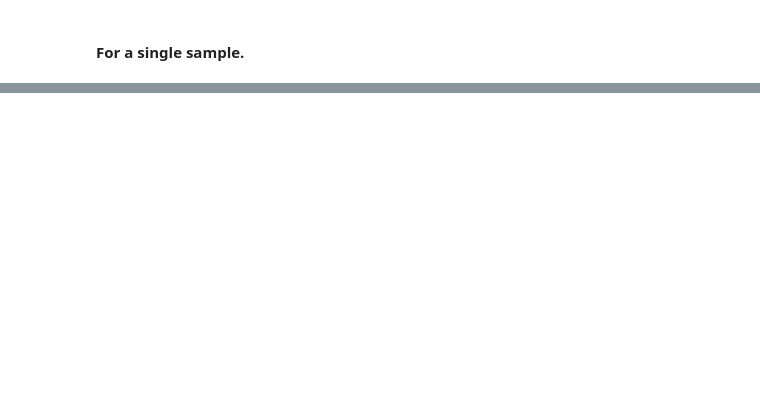
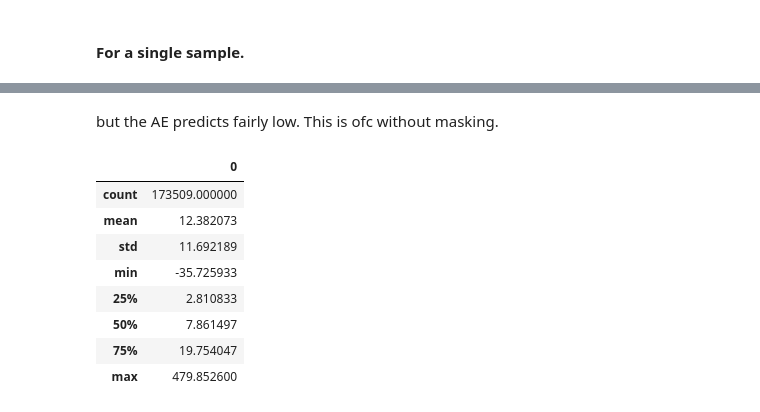
Before and after one commit to prob-ml/spice, a Jupyter notebook: examples/MAE.ipynb, the cells around one changed output, grey strips where cells are left out. Drawn from its saved outputs; the diff is of its cells as text; code cells hidden in the pictures; blank space fills up the shorter version.

```diff
--- a/examples/MAE.ipynb
+++ b/examples/MAE.ipynb
@@ -140,0 +251,14 @@ The code listed below simply generated the response and non-response genes.
+# %% [markdown]
+but the AE predicts fairly low. This is ofc without masking.
+# %%
+pd.DataFrame(response_expressions[:,52]).describe()
+# %% [output]
+|  | 0 |
+| count | 173509.000000 |
+| mean | 12.382073 |
+| std | 11.692189 |
+| min | -35.725933 |
+| 25% | 2.810833 |
+| 50% | 7.861497 |
+| 75% | 19.754047 |
+| max | 479.852600 |
```
Also changed, not shown: parts of 28 cells of this notebook, 8 other files.
